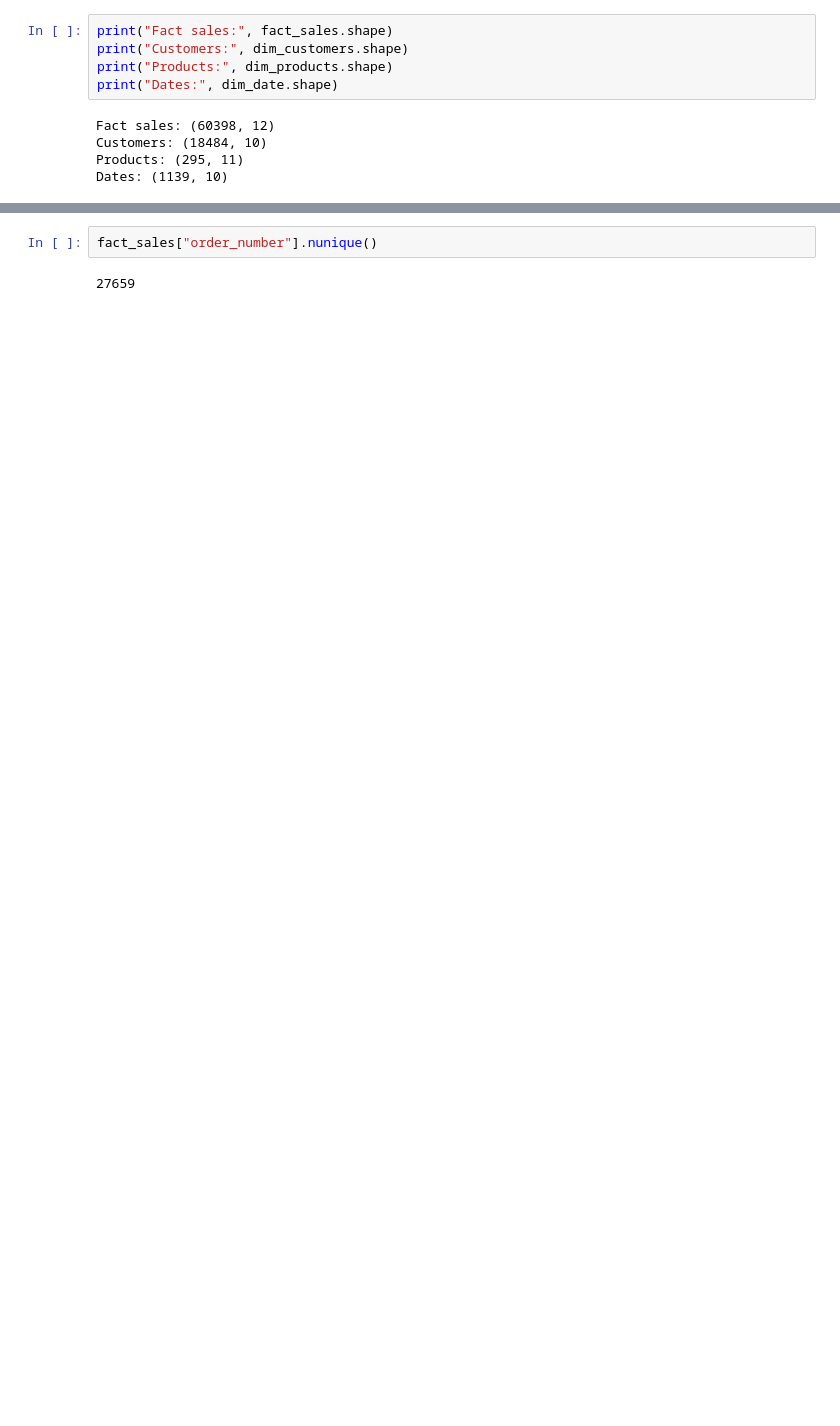
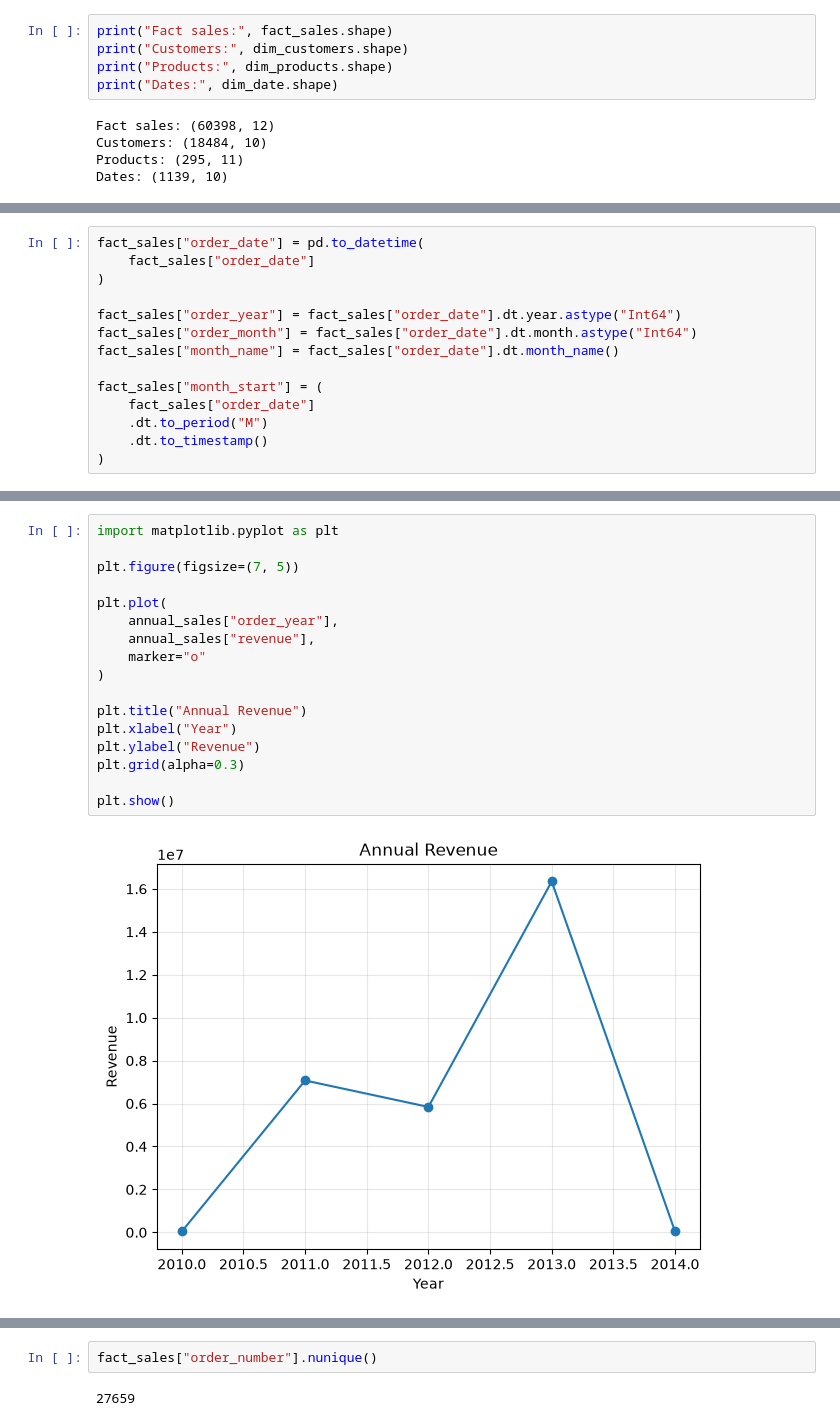
Before and after one commit to codewithniimii/sql-data-warehouse-project, a Jupyter notebook: datasets/python/sales_analysis.ipynb, the cells around one changed output, grey strips where cells are left out. Drawn from its saved outputs; the diff is of its cells as text; blank space fills up the shorter version.

```diff
--- a/datasets/python/sales_analysis.ipynb
+++ b/datasets/python/sales_analysis.ipynb
@@ -124,0 +314,14 @@ len(fact_sales)
+# %%
+fact_sales["order_date"] = pd.to_datetime(
+    fact_sales["order_date"]
+)
+
+fact_sales["order_year"] = fact_sales["order_date"].dt.year.astype("Int64")
+fact_sales["order_month"] = fact_sales["order_date"].dt.month.astype("Int64")
+fact_sales["month_name"] = fact_sales["order_date"].dt.month_name()
+
+fact_sales["month_start"] = (
+    fact_sales["order_date"]
+    .dt.to_period("M")
+    .dt.to_timestamp()
+)
@@ -124,0 +397,19 @@ len(fact_sales)
+# %%
+import matplotlib.pyplot as plt
+
+plt.figure(figsize=(7, 5))
+
+plt.plot(
+    annual_sales["order_year"],
+    annual_sales["revenue"],
+    marker="o"
+)
+
+plt.title("Annual Revenue")
+plt.xlabel("Year")
+plt.ylabel("Revenue")
+plt.grid(alpha=0.3)
+
+plt.show()
+# %% [output]
+[figure, added]
```
Also changed, not shown: parts of 111 cells of this notebook.
